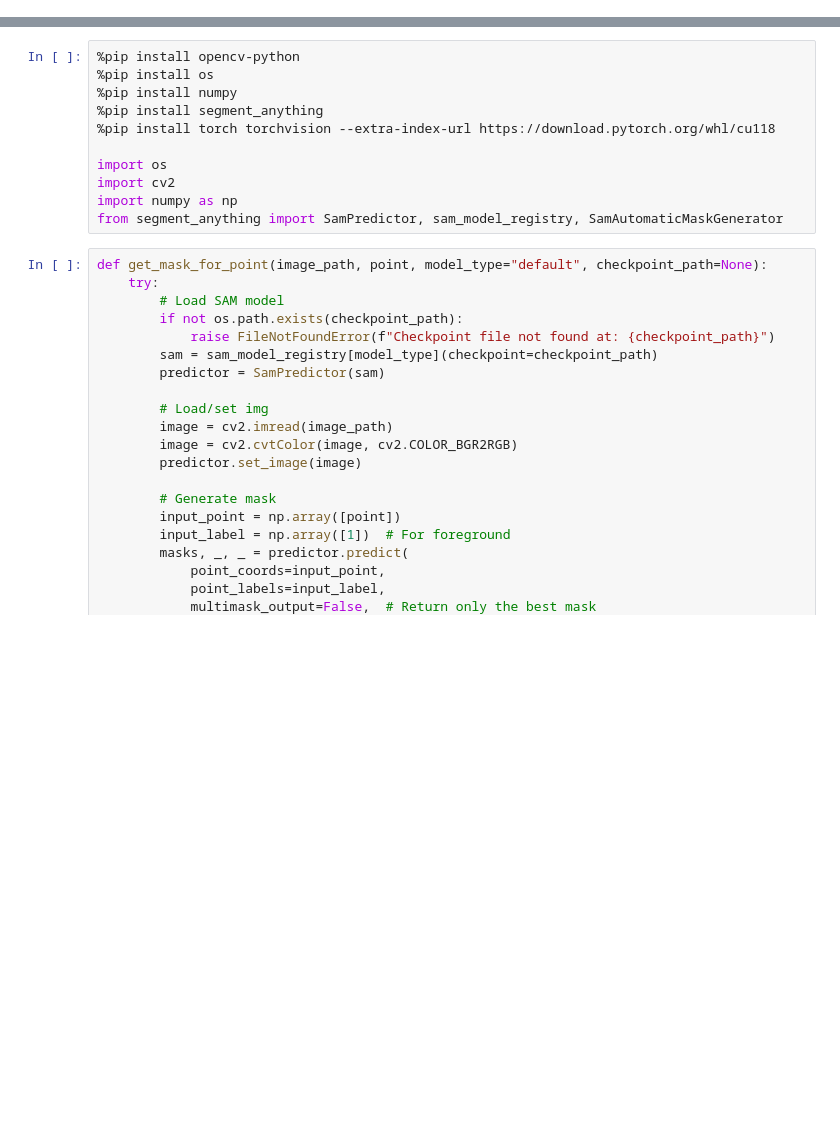
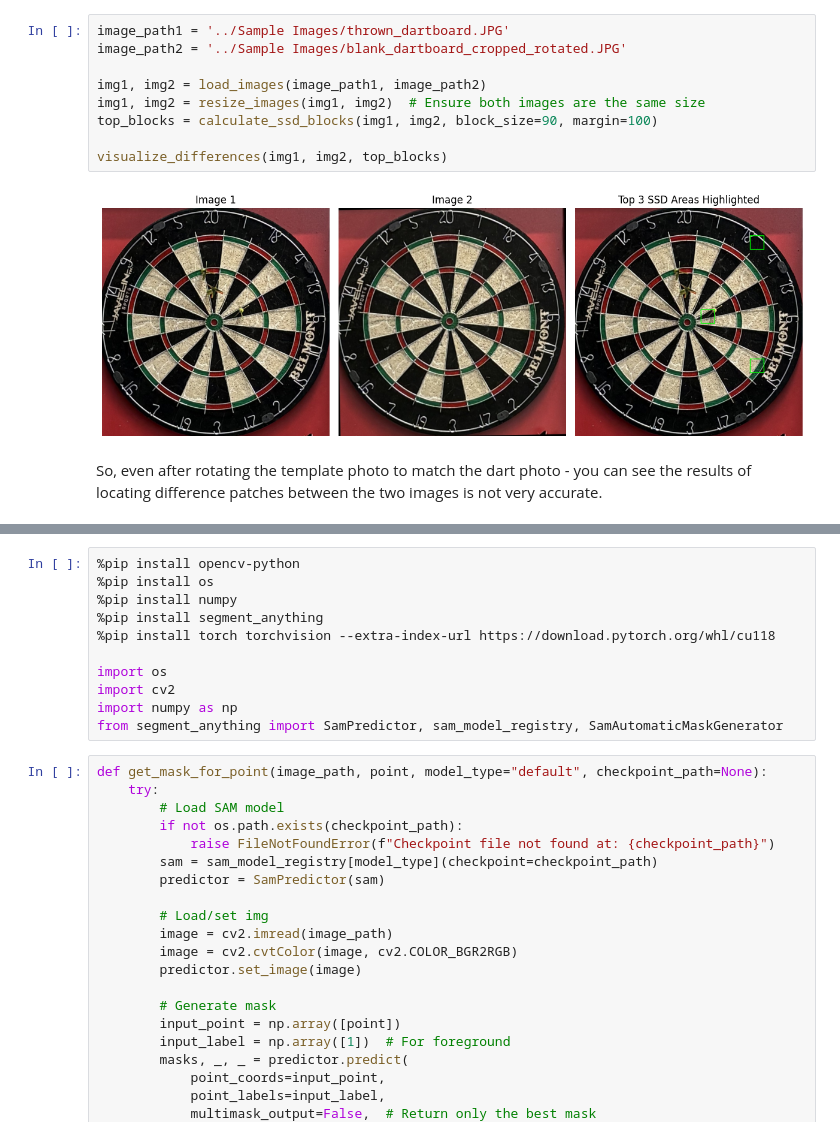
Before and after one commit to reedwrogers/Dart-Vision, a Jupyter notebook: Python Files/main.ipynb, the cells around one changed output, grey strips where cells are left out. Drawn from its saved outputs; the diff is of its cells as text; blank space fills up the shorter version.

```diff
--- a/Python Files/main.ipynb
+++ b/Python Files/main.ipynb
@@ -4,0 +385,13 @@
+# %%
+image_path1 = '../Sample Images/thrown_dartboard.JPG'
+image_path2 = '../Sample Images/blank_dartboard_cropped_rotated.JPG'
+
+img1, img2 = load_images(image_path1, image_path2)
+img1, img2 = resize_images(img1, img2)  # Ensure both images are the same size
+top_blocks = calculate_ssd_blocks(img1, img2, block_size=90, margin=100)
+
+visualize_differences(img1, img2, top_blocks)
+# %% [output]
+[figure, added]
+# %% [markdown]
+So, even after rotating the template photo to match the dart photo - you can see the results of locating difference patches between the two images is not very accurate.
```
Also changed, not shown: parts of 33 cells of this notebook.
